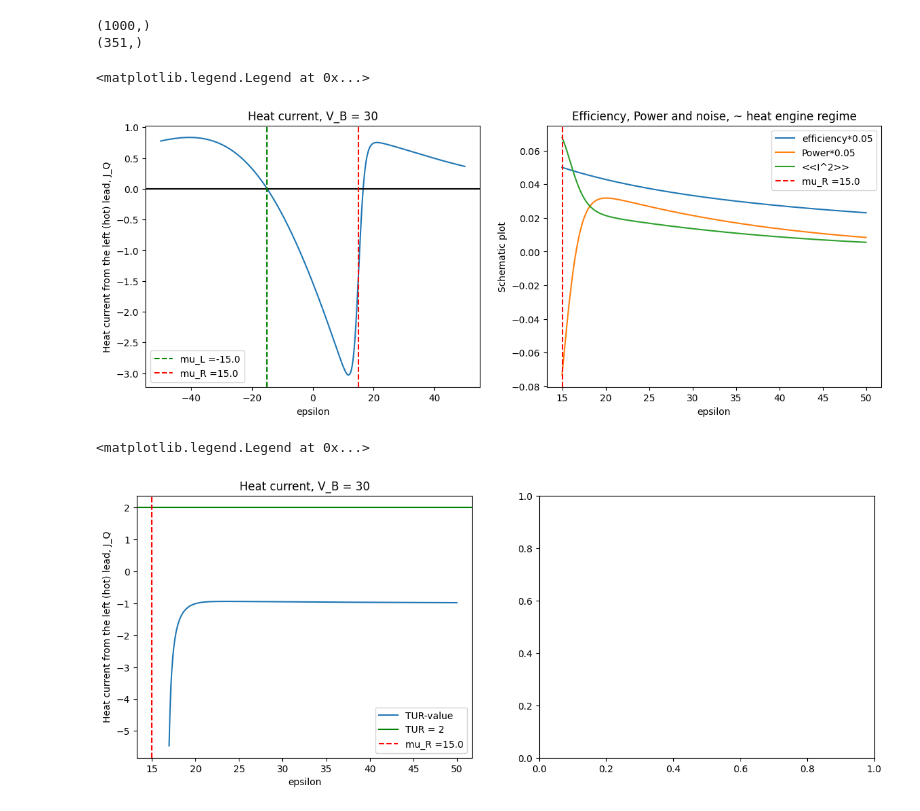
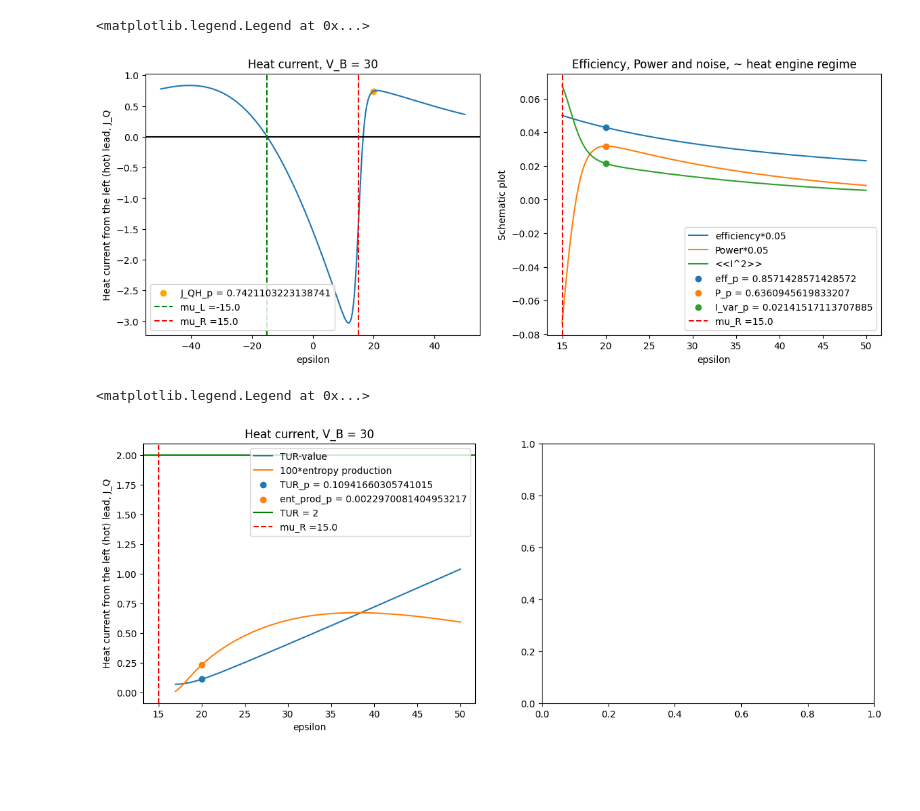
Before and after one commit to myIntSet/thermoelectrics, a Jupyter notebook: fluctuationsSQD.ipynb, the cells around one changed output. Saved outputs shown, nothing was run; the diff lists cells and outputs as text; code cells hidden in the pictures; blank space fills up the shorter version.

Commit message:
lagt till en specifik mätning i diagrammen för felsökning

```diff
--- a/fluctuationsSQD.ipynb
+++ b/fluctuationsSQD.ipynb
@@ -34,15 +34,12 @@ def calculate_heat_current(I, epsilon, mu):
     return Q
 # %%
 # HEAT ENGINE VB = 30
-
-
 
 #--SETUP: ---------------------------------------------------------------------------------
 epsilon = np.linspace(-50,50,1000)
 V_B = 30
 mu_L = -V_B/2
 mu_R = V_B/2
-
 
 gammaL = 0.3
 gammaR = gammaL
@@ -57,17 +54,30 @@ INPUT = {'epsilon': epsilon,
             'T_L': T_L,          # Temperature in left lead
             'T_R': T_R}                    # Temperature in right lead
 #------------------------------------------------------------------------------------------
-
+#---/       -~   Doing current calculations   ~-      \-----------------------------------
 I, I_mean, I_var = calculate_current(**INPUT)
 idx = np.argmin(np.abs(I))
 eps_at_zero_I = epsilon[idx]
 print(eps_at_zero_I)
+#---------------------------------------------------------------------------------------
+#--------Single value of epsilon-------------------------------
+epsilon_prime = 20
+INPUT2 = {'epsilon': epsilon_prime,
+            'mu_L': mu_L,
+            'mu_R': mu_R,
+            'gammaL': gammaL,                   # gamma in left lead
+            'gammaR': gammaR,                 # gamma in right lead
+            'T_L': T_L,          # Temperature in left lead
+            'T_R': T_R}                    # Temperature in right lead
+I_p, I_mean_p, I_var_p = calculate_current(**INPUT2)
+#--------------------------------------------------------
 
 fig, (ax1, ax2, ax3) = plt.subplots(1, 3, figsize=(18, 6), gridspec_kw={'width_ratios': [2, 1, 1]})
 
 y_lower, y_upper = -0.12, 0.03
 x_lower, x_upper = -48, 48
 ax1.plot(epsilon, I)
+ax1.scatter(epsilon_prime, I_p, color='orange', label=f'I_p = {I_p}')
 ax1.plot(epsilon, I_mean+0.001, color='green')
 ax1.set_ylim(y_lower, y_upper)
 ax1.set_xlim(x_lower, x_upper)
@@ -112,6 +122,7 @@ fig, (ax1, ax2, ax3) = plt.subplots(3, 1, figsize=(11, 7))
 y_upper = 0.09
 ax1.plot(epsilon, I, label='mean current')
 ax1.plot(epsilon, I_var, label='fluctuations')
+ax1.scatter(epsilon_prime, I_p, color='orange', label=f'I_p = {I_p}')
 ax1.set_ylim(y_lower, y_upper)
 ax1.set_xlim(x_lower, x_upper)
 ax1.fill_between(epsilon, y_lower, y_upper, where=(epsilon >= eps_at_zero_I) & (epsilon <= x_upper), color='red', alpha=0.3)
@@ -153,11 +164,15 @@ plt.show()
 #Heat current and efficiency
 
 J_QH = calculate_heat_current(I, epsilon, mu_L)
+J_QH_p = calculate_heat_current(I_p, epsilon_prime, mu_L)
 P = I*V_B
+P_p = I_p*V_B
 efficiency = P/J_QH
+eff_p = P_p/J_QH_p
 
 fig, (ax1, ax2) = plt.subplots(1, 2, figsize=(14, 5))
 ax1.plot(epsilon, J_QH)
+ax1.scatter(epsilon_prime, J_QH_p, color='orange', label=f'J_QH_p = {J_QH_p}')
 ax1.set_xlabel('epsilon')
 ax1.set_ylabel('Heat current from the left (hot) lead, J_Q')
 ax1.set_title(f'Heat current, V_B = {V_B}')
@@ -170,36 +185,42 @@ idx = np.argmin(np.abs(epsilon - mu_R))
 ax2.plot(epsilon[idx:], 0.05*efficiency[idx:], label='efficiency*0.05')
 ax2.plot(epsilon[idx:], 0.05*P[idx:], label='Power*0.05')
 ax2.plot(epsilon[idx:], I_var[idx:], label='<<I^2>>')
+ax2.scatter(epsilon_prime, 0.05*eff_p, label=f'eff_p = {eff_p}')
+ax2.scatter(epsilon_prime, 0.05*P_p, label=f'P_p = {P_p}')
+ax2.scatter(epsilon_prime, I_var_p, label=f'I_var_p = {I_var_p}')
 ax2.set_xlabel('epsilon')
 ax2.set_ylabel('Schematic plot')
 ax2.set_title('Efficiency, Power and noise, ~ heat engine regime')
 ax2.axvline(x=mu_R, color='r', linestyle='--', label=f'mu_R ={mu_R}')
 ax2.legend()
 # %% [output]
-(1000,)
-(351,)
+<matplotlib.legend.Legend at 0x...>
-<matplotlib.legend.Legend at 0x...>
-[figure, old version]
+[figure, new version]
 # %%
 #TUR
 
 #Left lead = hot
 #Right lead = cold
 
 eff_carnot = 1-T_R/T_L
-ent_prod = I*(1/T_R)*(-efficiency)/efficiency
+ent_prod = I*(1/T_R)*(eff_carnot-efficiency)/efficiency
+ent_prod_p = I_p*(1/T_R)*(eff_carnot-eff_p)/eff_p
 TUR = I_var*ent_prod/(I**2)
+TUR_p = I_var_p*ent_prod_p/(I_p**2)
 
 #Value 17 hand tuned
 idx = np.argmin(np.abs(epsilon - 17))
 fig, (ax1, ax2) = plt.subplots(1, 2, figsize=(14, 5))
 ax1.plot(epsilon[idx:], TUR[idx:], label='TUR-value')
+ax1.plot(epsilon[idx:], 100*ent_prod[idx:], label='100*entropy production')
+ax1.scatter(epsilon_prime, TUR_p, label=f'TUR_p = {TUR_p}')
+ax1.scatter(epsilon_prime, 100*ent_prod_p, label=f'ent_prod_p = {ent_prod_p}')
 ax1.set_xlabel('epsilon')
 ax1.set_ylabel('Heat current from the left (hot) lead, J_Q')
 ax1.set_title(f'Heat current, V_B = {V_B}')
 ax1.axhline(y=2, color='g', linestyle='-', label= 'TUR = 2')
 ax1.axvline(x=mu_R, color='r', linestyle='--', label=f'mu_R ={mu_R}')
 ax1.legend()
 # %% [output]
 <matplotlib.legend.Legend at 0x...>
-[figure, old version]
+[figure, new version]
```
Also changed, not shown: parts of 1 cell of this notebook.
